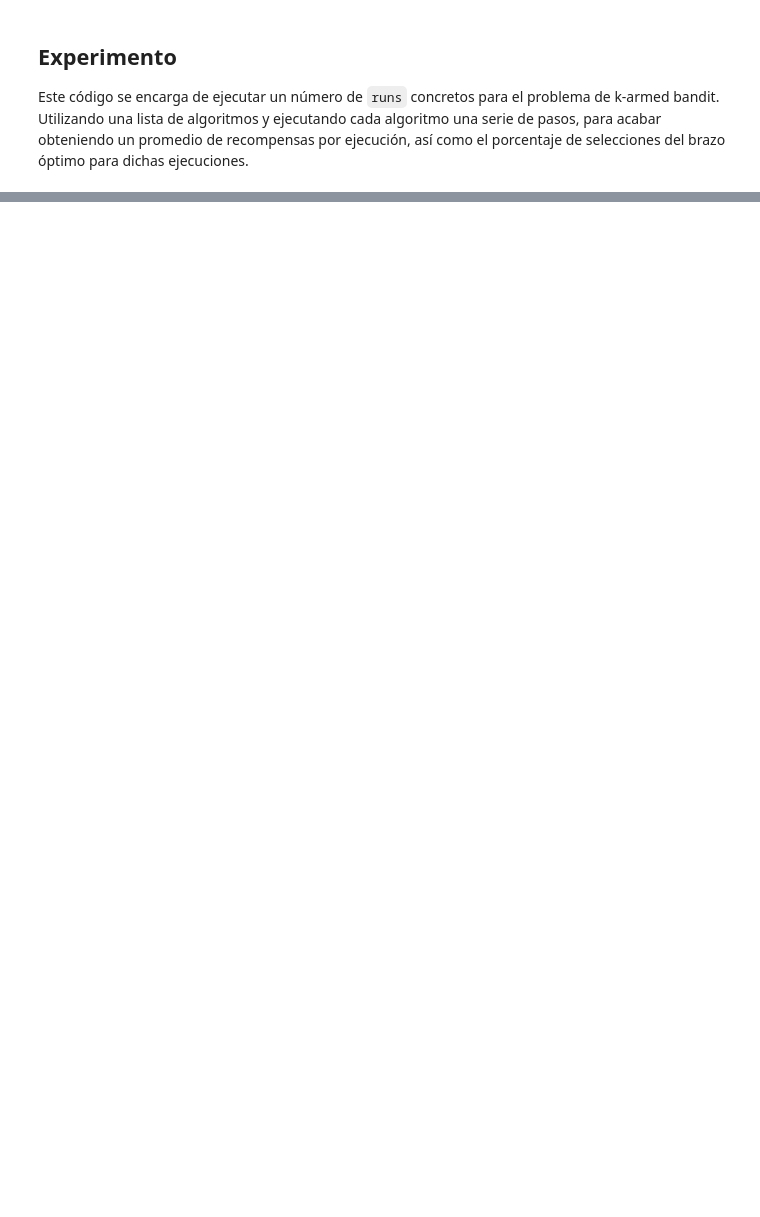
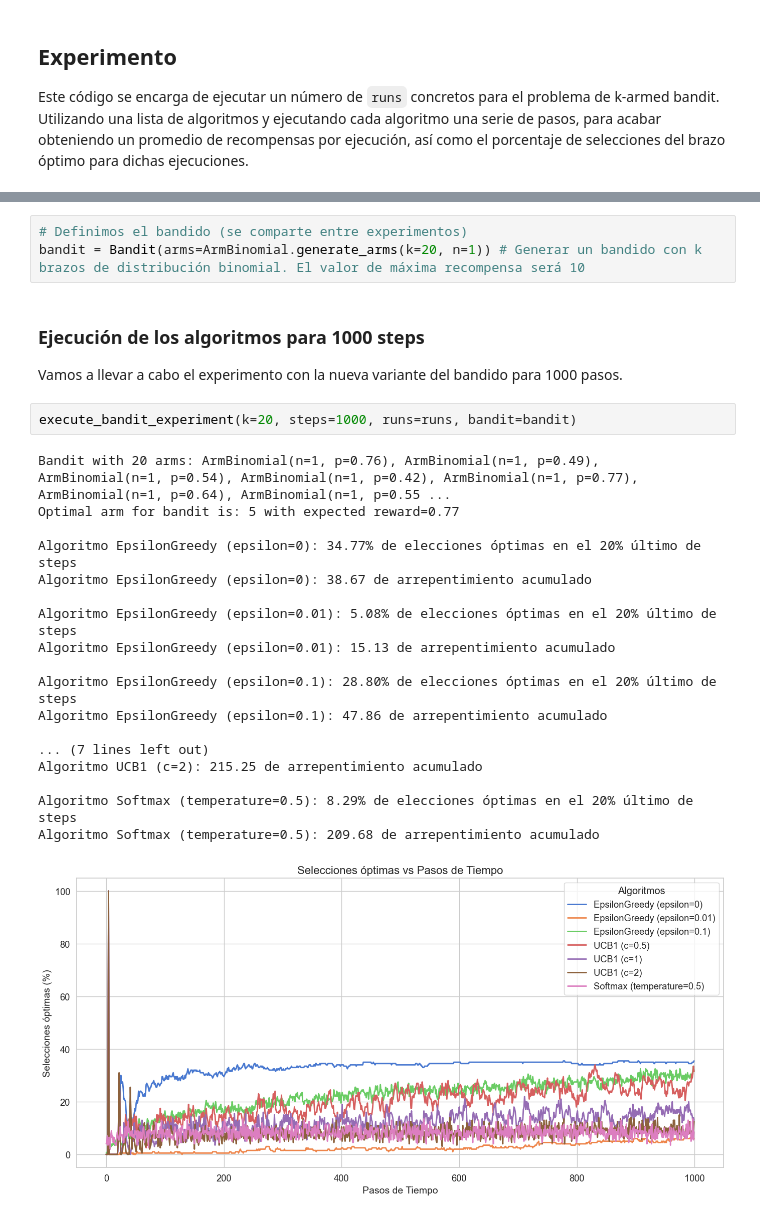
Before and after one commit to miguelangelortizpenaranda/ortizpastorserna, a Jupyter notebook: bandit_experiment_bernoulli.ipynb, the cells around one changed output, grey strips where cells are left out. Saved outputs shown, nothing was run; the diff lists cells and outputs as text; blank space fills up the shorter version.

```diff
--- a/bandit_experiment_bernoulli.ipynb
+++ b/bandit_experiment_bernoulli.ipynb
@@ -164,0 +243,28 @@ Optimal arm for bandit is: 8 with expected reward=0.87
+# %%
+# Definimos el bandido (se comparte entre experimentos)
+bandit = Bandit(arms=ArmBinomial.generate_arms(k=20, n=1)) # Generar un bandido con k brazos de distribución binomial. El valor de máxima recompensa será 10
+# %% [markdown]
+### Ejecución de los algoritmos para 1000 steps
+
+Vamos a llevar a cabo el experimento con la nueva variante del bandido para 1000 pasos.
+# %%
+execute_bandit_experiment(k=20, steps=1000, runs=runs, bandit=bandit)
+# %% [output]
+Bandit with 20 arms: ArmBinomial(n=1, p=0.76), ArmBinomial(n=1, p=0.49), ArmBinomial(n=1, p=0.54), ArmBinomial(n=1, p=0.42), ArmBinomial(n=1, p=0.77), ArmBinomial(n=1, p=0.64), ArmBinomial(n=1, p=0.55 ...
+Optimal arm for bandit is: 5 with expected reward=0.77
+
+Algoritmo EpsilonGreedy (epsilon=0): 34.77% de elecciones óptimas en el 20% último de steps
+Algoritmo EpsilonGreedy (epsilon=0): 38.67 de arrepentimiento acumulado
+
+Algoritmo EpsilonGreedy (epsilon=0.01): 5.08% de elecciones óptimas en el 20% último de steps
+Algoritmo EpsilonGreedy (epsilon=0.01): 15.13 de arrepentimiento acumulado
+
+Algoritmo EpsilonGreedy (epsilon=0.1): 28.80% de elecciones óptimas en el 20% último de steps
+Algoritmo EpsilonGreedy (epsilon=0.1): 47.86 de arrepentimiento acumulado
+
+... (7 lines left out)
+Algoritmo UCB1 (c=2): 215.25 de arrepentimiento acumulado
+
+Algoritmo Softmax (temperature=0.5): 8.29% de elecciones óptimas en el 20% último de steps
+Algoritmo Softmax (temperature=0.5): 209.68 de arrepentimiento acumulado
+[figure, added]
```
Also changed, not shown: parts of 24 cells of this notebook, 3 other files.
